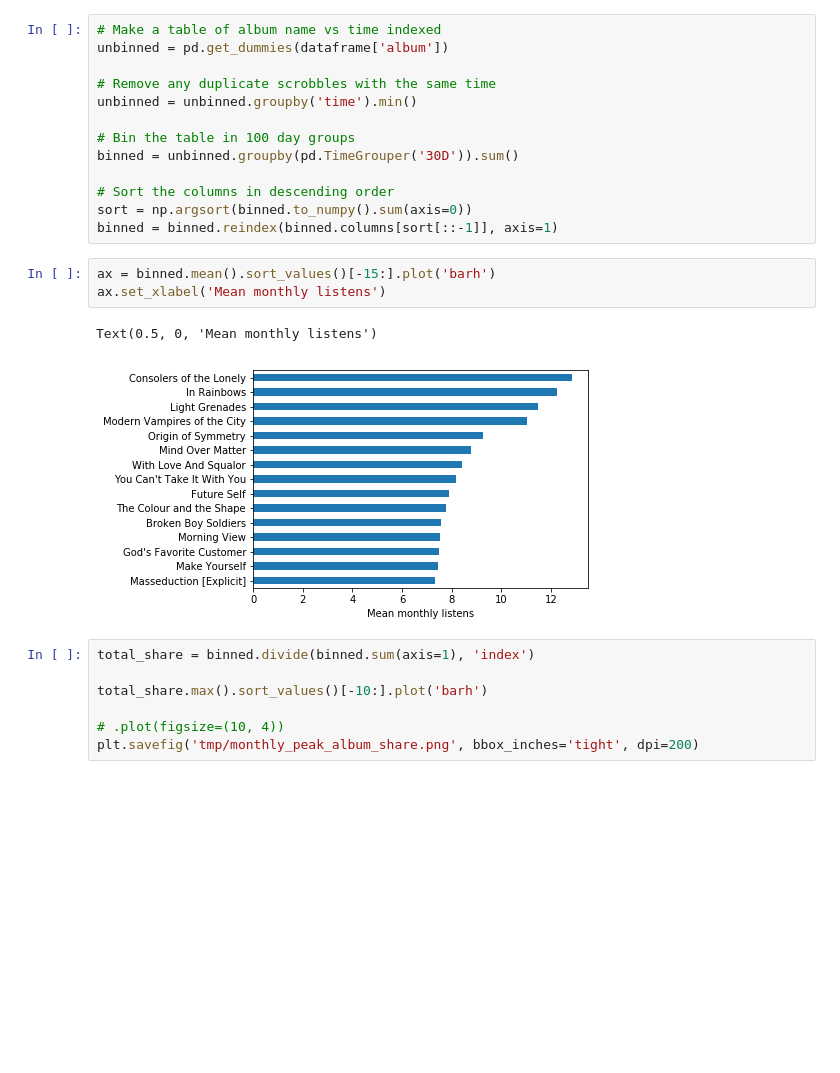
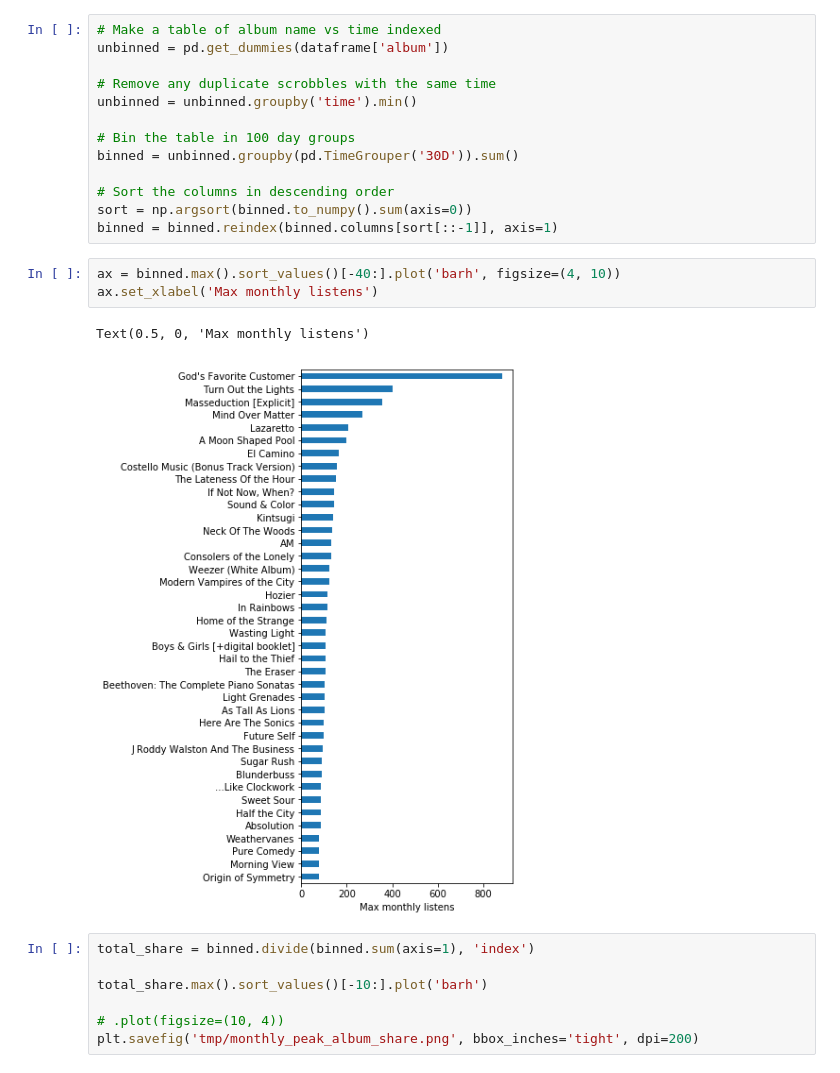
Before and after one commit to bmorris3/scrobbles, a Jupyter notebook: albums.ipynb, the cells around one changed output. Cells and saved outputs as stored; diff of their text form; blank space fills up the shorter version.

```diff
--- a/albums.ipynb
+++ b/albums.ipynb
@@ -23,11 +23,11 @@ binned = unbinned.groupby(pd.TimeGrouper('30D')).sum()
 sort = np.argsort(binned.to_numpy().sum(axis=0))
 binned = binned.reindex(binned.columns[sort[::-1]], axis=1)
 # %%
-ax = binned.mean().sort_values()[-15:].plot('barh')
-ax.set_xlabel('Mean monthly listens')
+ax = binned.max().sort_values()[-40:].plot('barh', figsize=(4, 10))
+ax.set_xlabel('Max monthly listens')
 # %% [output]
-Text(0.5, 0, 'Mean monthly listens')
+Text(0.5, 0, 'Max monthly listens')
-[figure, old version]
+[figure, new version]
 # %%
 total_share = binned.divide(binned.sum(axis=1), 'index')
 
```
Also changed, not shown: parts of 1 cell of this notebook, 2 other files.
